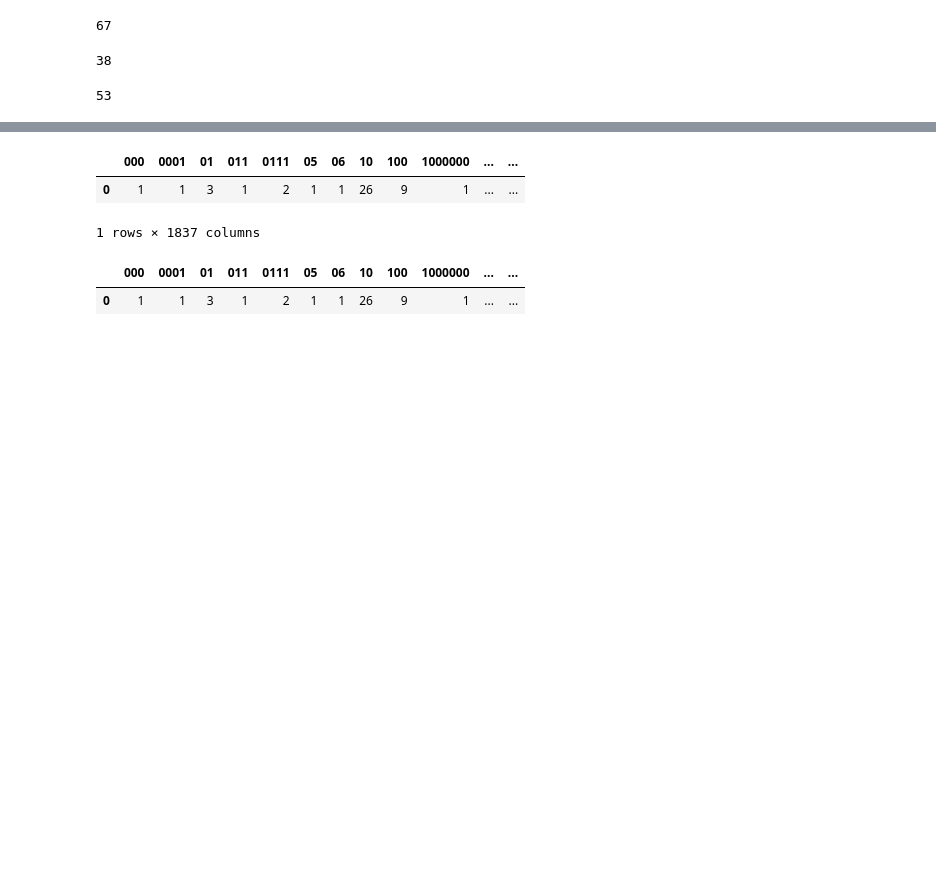
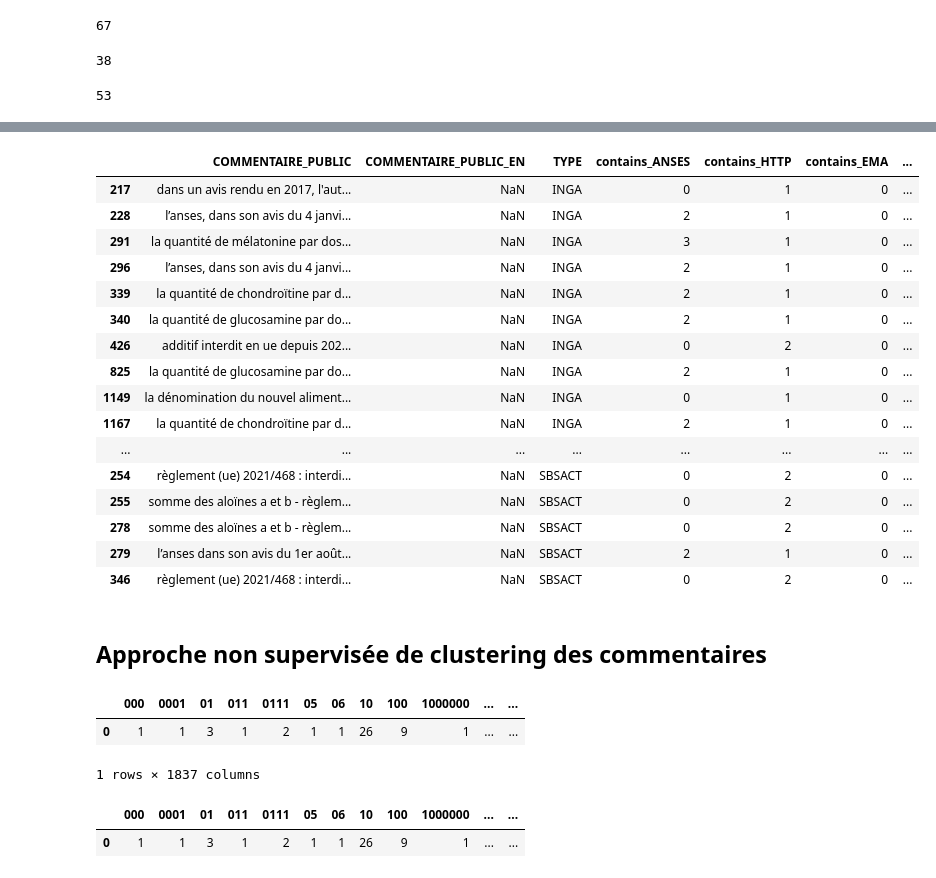
Before and after one commit to betagouv/complements-alimentaires, a Jupyter notebook: notebooks/siccrf_field_cleaning.ipynb, the cells around one changed output, grey strips where cells are left out. Saved outputs shown, nothing was run; the diff lists cells and outputs as text; code cells hidden in the pictures; blank space fills up the shorter version.

```diff
--- a/notebooks/siccrf_field_cleaning.ipynb
+++ b/notebooks/siccrf_field_cleaning.ipynb
@@ -130,0 +193,20 @@ len(all_ingredient_df[all_ingredient_df['contains_novel_food'] == True][['COMMEN
+# %%
+pd.set_option('display.max_colwidth', 50)
+
+# extraction de contenu dans d'autres colonnes
+EXTR_EXPRESSIONS = {
+    # "anses_url": "https://www.anses.fr/",
+    # "novel_food_url": "https://ec.europa.eu/| https://food.ec.europa.eu/ | https://ema.europa.eu/ | https://efsa.europa.eu/",
+    "url": "(https?:\/\/(?:www\.|(?!www))[a-zA-Z0-9][a-zA-Z0-9-]+[a-zA-Z0-9]\.[^\s]{2,}|www\.[a-zA-Z0-9][a-zA-Z0-9-]+[a-zA-Z0-9]\.[^\s]{2,}|https?:\/\/(?:www\.|(?!www))[a-zA-Z0-9]+\.[^\s]{2,}|www\.[a-zA-Z0-9]+\.[^\s]{2,})",
+    "avis anses/ema": "avis\sanses\/ema\s\((.+)\)\s:([^.]+)", #manque anses,?\sdans\sson\savis\sdu\s #certaines liste sont suivies par des .
+    "mesure": "(?<!\d|\.)(\d+(?:\.\d+|,\d+)?\s*?(?:kg|g|dg|cg|mg|µg|ng|ml|l|cl|ui|m|ppm)(?:\s*?\/?\s*?(?:kg|g|dg|cg|mg|µg|ng|ml|l|cl|ui|m))?)(?!\w)", #200 ng ou 200ng/kg
+
+    # "avertissement":
+}
+
+for condition, expression in EXTR_EXPRESSIONS.items():
+    ingredients_with_comments[condition] = ingredients_with_comments['COMMENTAIRE_PUBLIC'].apply(lambda x: re.findall(expression, x, flags=re.IGNORECASE))
+    if condition in ['avis anses/ema']:
+        ingredients_with_comments['COMMENTAIRE_PUBLIC'] = ingredients_with_comments['COMMENTAIRE_PUBLIC'].apply(lambda x: re.sub(expression, '', x))
+
+ingredients_with_comments
@@ -130,0 +258,4 @@ len(all_ingredient_df[all_ingredient_df['contains_novel_food'] == True][['COMMEN
+# %%
+pd.set_option('display.max_colwidth', None)
+
+ingredients_with_comments[ingredients_with_comments["contains_ANSES"] == 1][["COMMENTAIRE_PUBLIC","avis anses/ema"]]
@@ -130,0 +294,4 @@ len(all_ingredient_df[all_ingredient_df['contains_novel_food'] == True][['COMMEN
+# %%
+pd.set_option('display.max_colwidth', None)
+pd.set_option('display.max_rows', 20)
+ingredients_with_comments.loc[list(idx)][['mesure', 'COMMENTAIRE_PUBLIC']]
@@ -130,0 +317,5 @@ len(all_ingredient_df[all_ingredient_df['contains_novel_food'] == True][['COMMEN
+# %%
+pd.set_option('display.max_colwidth', None)
+pd.set_option('display.max_rows', 10)
+for r in ingredients_with_comments[ingredients_with_comments['contains_ANSES'] != 0]['COMMENTAIRE_PUBLIC']:
+    print(r)
@@ -131,3 +351,25 @@ len(all_ingredient_df[all_ingredient_df['contains_novel_food'] == True][['COMMEN
+# %%
+ingredients_with_comments.dropna(subset=['url'])
+# %% [output]
+|  | COMMENTAIRE_PUBLIC | COMMENTAIRE_PUBLIC_EN | TYPE | contains_ANSES | contains_HTTP | contains_EMA | ... |
+| 217 | dans un avis rendu en 2017, l'aut... | NaN | INGA | 0 | 1 | 0 | ... |
+| 228 | l’anses, dans son avis du 4 janvi... | NaN | INGA | 2 | 1 | 0 | ... |
+| 291 | la quantité de mélatonine par dos... | NaN | INGA | 3 | 1 | 0 | ... |
+| 296 | l’anses, dans son avis du 4 janvi... | NaN | INGA | 2 | 1 | 0 | ... |
+| 339 | la quantité de chondroïtine par d... | NaN | INGA | 2 | 1 | 0 | ... |
+| 340 | la quantité de glucosamine par do... | NaN | INGA | 2 | 1 | 0 | ... |
+| 426 | additif interdit en ue depuis 202... | NaN | INGA | 0 | 2 | 0 | ... |
+| 825 | la quantité de glucosamine par do... | NaN | INGA | 2 | 1 | 0 | ... |
+| 1149 | la dénomination du nouvel aliment... | NaN | INGA | 0 | 1 | 0 | ... |
+| 1167 | la quantité de chondroïtine par d... | NaN | INGA | 2 | 1 | 0 | ... |
+| ... | ... | ... | ... | ... | ... | ... | ... |
+| 254 | règlement (ue) 2021/468 : interdi... | NaN | SBSACT | 0 | 2 | 0 | ... |
+| 255 | somme des aloïnes a et b - règlem... | NaN | SBSACT | 0 | 2 | 0 | ... |
+| 278 | somme des aloïnes a et b - règlem... | NaN | SBSACT | 0 | 2 | 0 | ... |
+| 279 | l’anses dans son avis du 1er août... | NaN | SBSACT | 2 | 1 | 0 | ... |
+| 346 | règlement (ue) 2021/468 : interdi... | NaN | SBSACT | 0 | 2 | 0 | ... |
+# %% [markdown]
+## Approche non supervisée de clustering des commentaires
 # %%
 # nombre d'occurence par mots
 # ajout de stop words
```
Also changed, not shown: parts of 22 cells of this notebook.
